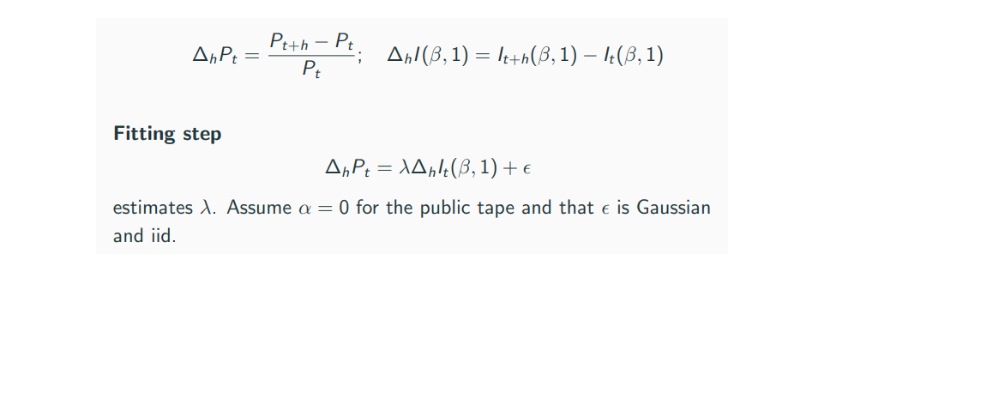
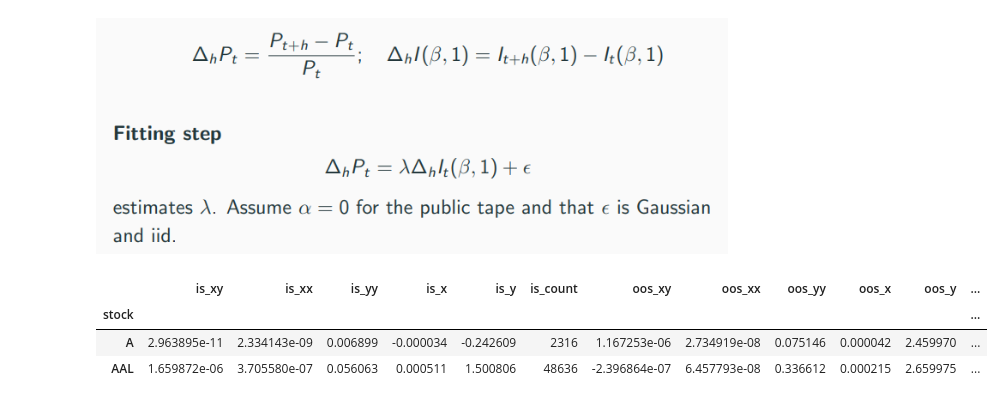
Before and after one commit to Max-Ded/computing-finance, a Jupyter notebook: High-Frequency-Algorithmic-Trading/coursework-notebook.ipynb, the cells around one changed output. Saved outputs shown, nothing was run; the diff lists cells and outputs as text; code cells hidden in the pictures; blank space fills up the shorter version.

```diff
--- a/High-Frequency-Algorithmic-Trading/coursework-notebook.ipynb
+++ b/High-Frequency-Algorithmic-Trading/coursework-notebook.ipynb
@@ -207,6 +207,12 @@ class PriceImpactModel:
 
         self.__cum_impact_data = dict()
         self.__regression_result_data = dict()
+
+    def get_bin_traded_px(self):
+        return self.__bin_traded_px
+
+    def get_bin_traded_volume(self):
+        return self.__bin_traded_volume
 
     def compute_and_store_impact(self,model_type : str,half_life : float) -> pd.DataFrame:
         if model_type in ["linear","sqrt"]:
@@ -278,6 +284,30 @@ class PriceImpactModel:
         self.__regression_result_data[(model_type,half_life,explanation_period,in_sample_month)] = summary_df
 
         return summary_df
+
+    def impact_resultant_prices(self,trades :np.ndarray, prices : np.ndarray, half_life : float, impact_coef : float, model_type : str,price_vol : np.ndarray, ADV : np.ndarray):
+        space_kernels_dict = {
+            "linear" : lambda x : x,
+            "sqrt" : lambda x : np.sign(x) * np.sqrt(np.abs(x)),
+        }
+        kernel = space_kernels_dict.get(model_type)
+        beta = np.log(2) / half_life
+        time_unit = 10
+        decay_factor = np.exp(-beta * time_unit)
+
+        trades = kernel(trades)
+        trades[1:] /= (1 - decay_factor)
+
+        cum_impacts = trades.ewm(alpha=1-decay_factor, adjust=False).mean()
+        cum_impacts *= price_vol.values / kernel(ADV).values
+        cum_returns = prices.div(prices.iloc[:,0],axis=0) -1
+        cum_returns += cum_impacts * impact_coef
+        res = (cum_returns+1).multiply(prices.iloc[:,0],axis = 0)
+        return res
+
+    def get_impact_adjusted_prices_df(self,half_life:float,model_type : str):
+        a = self.impact_resultant_prices(trades = self.__bin_traded_volume,prices = self.__bin_traded_px,half_life=half_life,impact_coef=1.,model_type=model_type,price_vol=self.__average_daily_volume_vol[["px_vol"]],ADV = self.__average_daily_volume_vol[["volume"]])
+        return a
 # %%
 bin_traded_volume = pivot_trade_volume_df(bin_sample_df)
 bin_traded_px = pivot_trade_px_df(bin_sample_df)
@@ -301,0 +333,7 @@ reg_stat_sqrt_impact = price_impact_model.regression_by_model(half_life=half_lif
+# %%
+price_impact_model.get_regression_result_by_key(("linear",60,25,1)).head(2)
+# %% [output]
+|  | is_xy | is_xx | is_yy | is_x | is_y | is_count | oos_xy | oos_xx | oos_yy | oos_x | oos_y | ... |
+| stock |  |  |  |  |  |  |  |  |  |  |  | ... |
+| A | 2.963895e-11 | 2.334143e-09 | 0.006899 | -0.000034 | -0.242609 | 2316 | 1.167253e-06 | 2.734919e-08 | 0.075146 | 0.000042 | 2.459970 | ... |
+| AAL | 1.659872e-06 | 3.705580e-07 | 0.056063 | 0.000511 | 1.500806 | 48636 | -2.396864e-07 | 6.457793e-08 | 0.336612 | 0.000215 | 2.659975 | ... |
```
Also changed, not shown: parts of 4 cells of this notebook.
